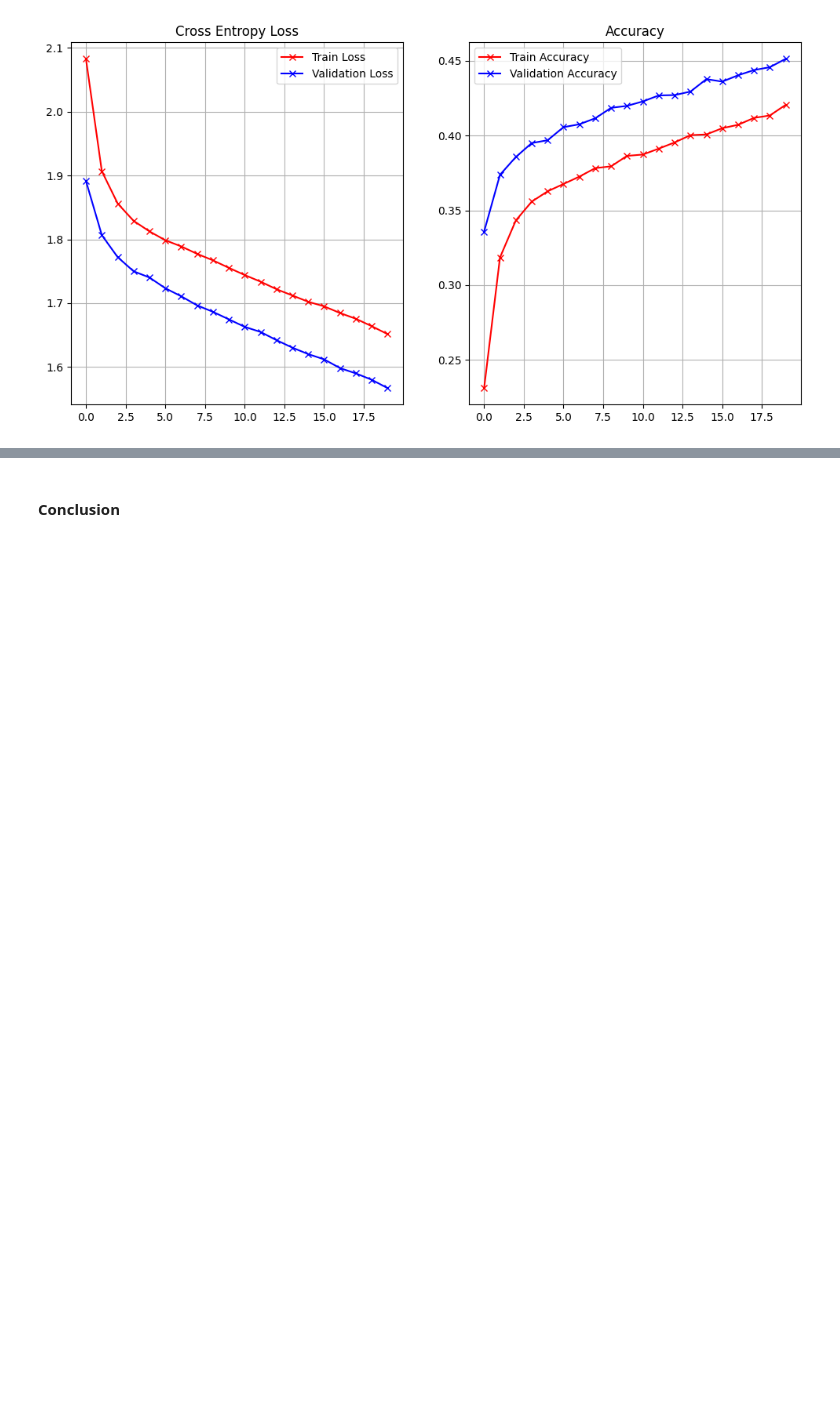
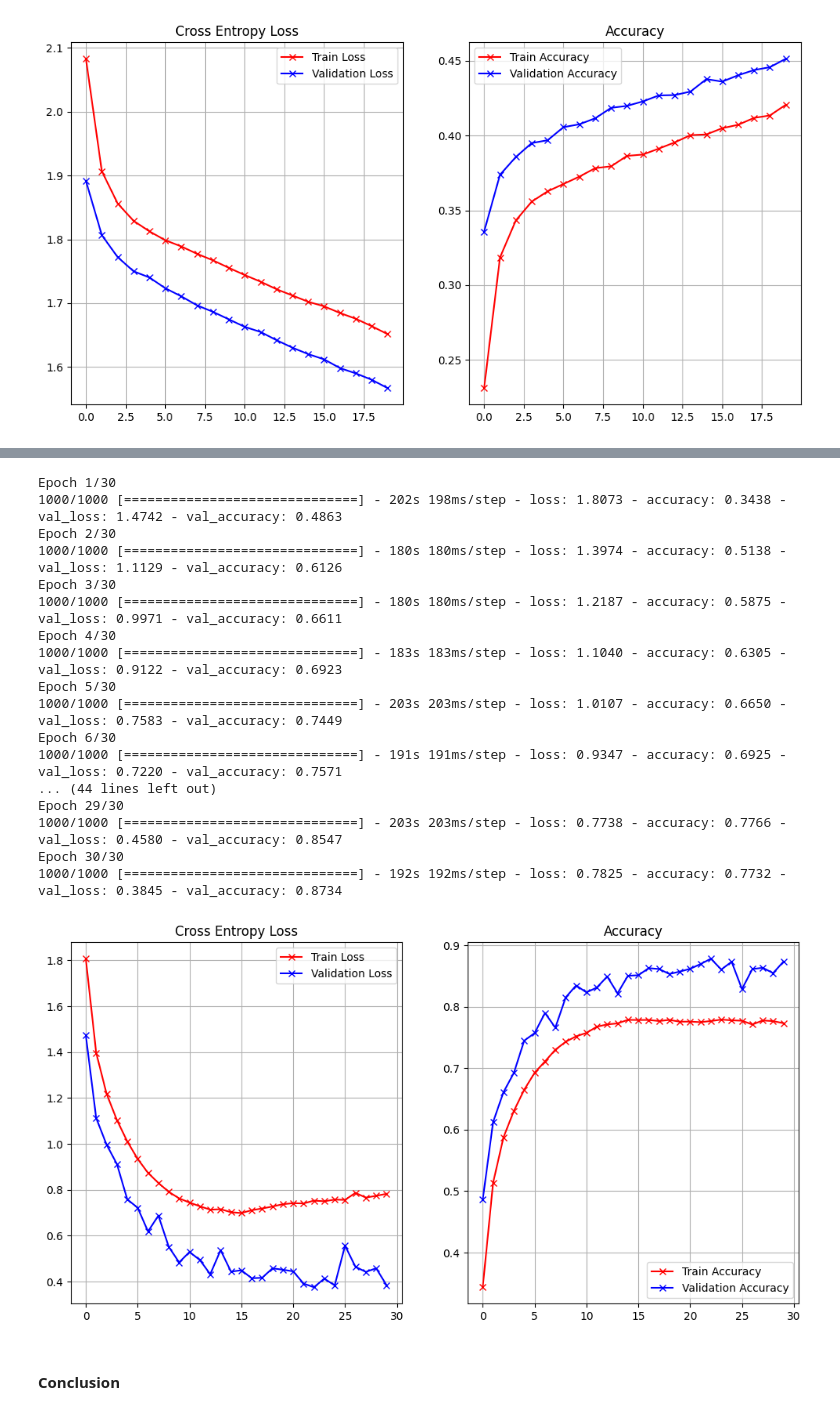
Before and after one commit to qkestacion07/CPE313, a Jupyter notebook: Estacion_Hands_on_Activity_2_1_Convolutional_Neural_Network.ipynb, the cells around one changed output, grey strips where cells are left out. Cells and saved outputs as stored; diff of their text form; code cells hidden in the pictures; blank space fills up the shorter version.

Commit message:
Added accuracy in the model

```diff
--- a/Estacion_Hands_on_Activity_2_1_Convolutional_Neural_Network.ipynb
+++ b/Estacion_Hands_on_Activity_2_1_Convolutional_Neural_Network.ipynb
@@ -471,33 +487,30 @@ model_4 = Sequential()
 model_4.add(Input(shape=x_train.shape[1:]))
 
 #Conv1
-model_4.add(Conv2D(6, (5, 5), strides=(1,1), padding='same'))
-model_4.add(Activation('tanh'))
+model_4.add(Conv2D(64, (5, 5), strides=(1,1), activation='relu'))
 
 #AvePool1
-model_4.add(AveragePooling2D(pool_size=(2,2), strides=(2,2)))
+model_4.add(MaxPooling2D(pool_size=(2,2), strides=(2,2)))
 model_4.add(Dropout(0.25))
 
 #Conv2
-model_4.add(Conv2D(16, (5, 5), strides=(1,1)))
-model_4.add(Activation('tanh'))
+model_4.add(Conv2D(128, (5, 5), strides=(1,1), activation='relu'))
 
 #AvePool2
-model_4.add(AveragePooling2D(pool_size=(2,2), strides=(2,2)))
+model_4.add(MaxPooling2D(pool_size=(2,2), strides=(2,2)))
 model_4.add(Dropout(0.25))
 
 #Conv3
-model_4.add(Conv2D(120, (5, 5), strides=(1,1)))
-model_4.add(Activation('tanh'))
+model_4.add(Conv2D(256, (5, 5), strides=(1,1), activation='relu'))
 
 #Flatten
 model_4.add(Flatten())
 
 #Dense
-model_4.add(Dense(120, activation='tanh'))
+model_4.add(Dense(128, activation='relu'))
 
 #Dense
-model_4.add(Dense(84, activation='tanh'))
+model_4.add(Dense(64, activation='relu'))
 
 #Final Classification
 model_4.add(Dropout(0.5))
@@ -507,0 +539,34 @@ model_4.summary()
+# %%
+batch_size = 50
+epoch = 30
+opt = keras.optimizers.RMSprop(learning_rate=0.0005)
+
+model_4.compile(loss='categorical_crossentropy',
+              optimizer=opt,
+              metrics=['accuracy'])
+
+history_4 = model_4.fit(x_train, y_train,
+              batch_size=batch_size,
+              epochs=epoch,
+              validation_data=(x_train, y_train))
+
+plot_loss_accuracy(history_4)
+# %% [output]
+Epoch 1/30
+1000/1000 [==============================] - 202s 198ms/step - loss: 1.8073 - accuracy: 0.3438 - val_loss: 1.4742 - val_accuracy: 0.4863
+Epoch 2/30
+1000/1000 [==============================] - 180s 180ms/step - loss: 1.3974 - accuracy: 0.5138 - val_loss: 1.1129 - val_accuracy: 0.6126
+Epoch 3/30
+1000/1000 [==============================] - 180s 180ms/step - loss: 1.2187 - accuracy: 0.5875 - val_loss: 0.9971 - val_accuracy: 0.6611
+Epoch 4/30
+1000/1000 [==============================] - 183s 183ms/step - loss: 1.1040 - accuracy: 0.6305 - val_loss: 0.9122 - val_accuracy: 0.6923
+Epoch 5/30
+1000/1000 [==============================] - 203s 203ms/step - loss: 1.0107 - accuracy: 0.6650 - val_loss: 0.7583 - val_accuracy: 0.7449
+Epoch 6/30
+1000/1000 [==============================] - 191s 191ms/step - loss: 0.9347 - accuracy: 0.6925 - val_loss: 0.7220 - val_accuracy: 0.7571
+... (44 lines left out)
+Epoch 29/30
+1000/1000 [==============================] - 203s 203ms/step - loss: 0.7738 - accuracy: 0.7766 - val_loss: 0.4580 - val_accuracy: 0.8547
+Epoch 30/30
+1000/1000 [==============================] - 192s 192ms/step - loss: 0.7825 - accuracy: 0.7732 - val_loss: 0.3845 - val_accuracy: 0.8734
+[figure, added]
```
Also changed, not shown: parts of 4 cells of this notebook.
